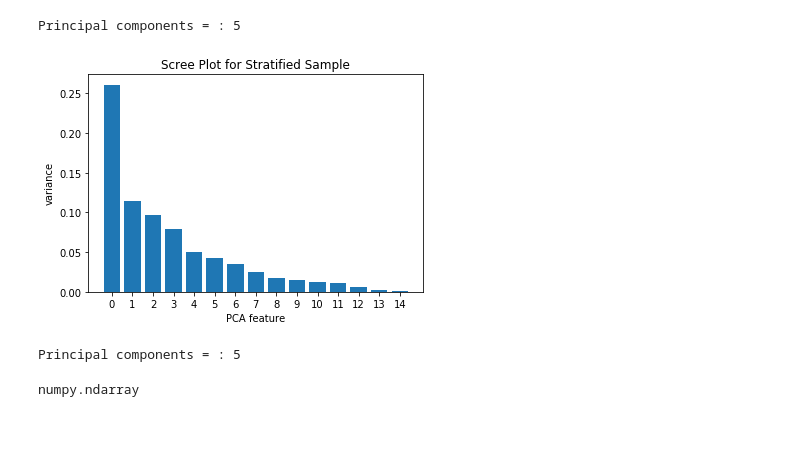
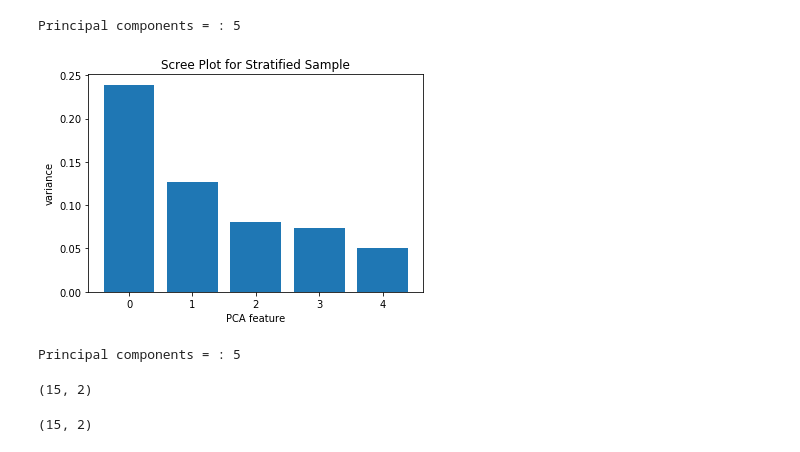
Before and after one commit to adityagaikwad/Visualization-Projects, a Jupyter notebook: Assignment 2/Sampling.ipynb, the cells around one changed output. Cells and saved outputs as stored; diff of their text form; code cells hidden in the pictures.

```diff
--- a/Assignment 2/Sampling.ipynb
+++ b/Assignment 2/Sampling.ipynb
@@ -149,34 +149,40 @@ print("Principal components = :", principal_components)
 [figure]
 Principal components = : 5
 # %%
-pca = PCA(n_components=15)
+pca = PCA(n_components=5)
 
 pca.fit(scaler.fit_transform(stratified_sample))
 
 features = range(pca.n_components_)
 
 plt.bar(features, pca.explained_variance_)
 plt.xticks(features)
 plt.title("Scree Plot for Stratified Sample")
 plt.ylabel('variance')
 plt.xlabel('PCA feature')
 plt.show()
 
 # calculate principal components
 total = 0
 principal_components = 0
 
 for val in pca.explained_variance_ratio_:
     total += val
     principal_components += 1
     if total >= 0.75:
         break
 
 print("Principal components = :", principal_components)
 # %% [output]
-[figure, old version]
+[figure, new version]
 Principal components = : 5
-# %%
-type(pca.components_)
-# %% [output]
-numpy.ndarray
+# %%
+a = pca.components_[np.ix_([0,1])].transpose()
+a.shape
+# %% [output]
+(15, 2)
+# %%
+a = np.square(a)
+a.shape
+# %% [output]
+(15, 2)
```
Also changed, not shown: parts of 2 cells of this notebook, 3 other files.
